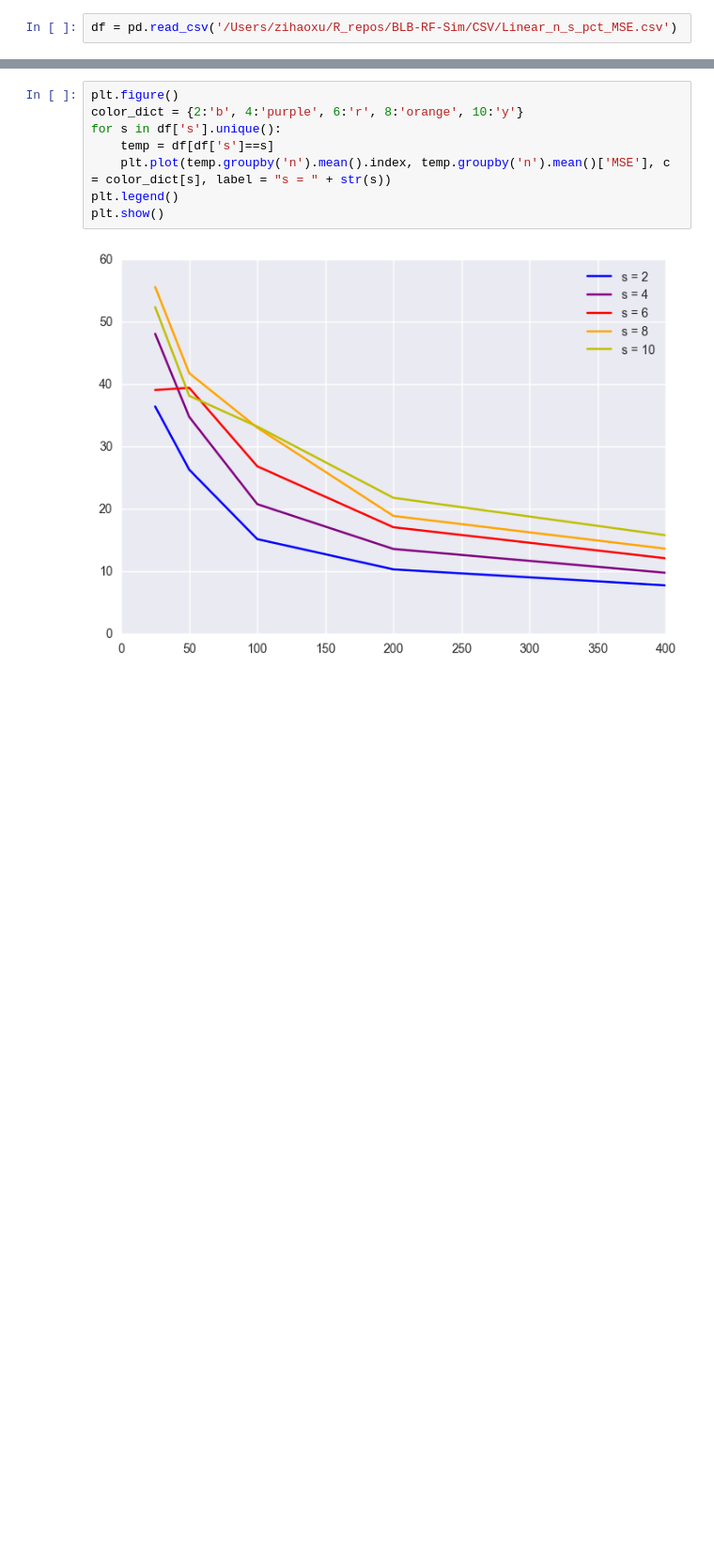
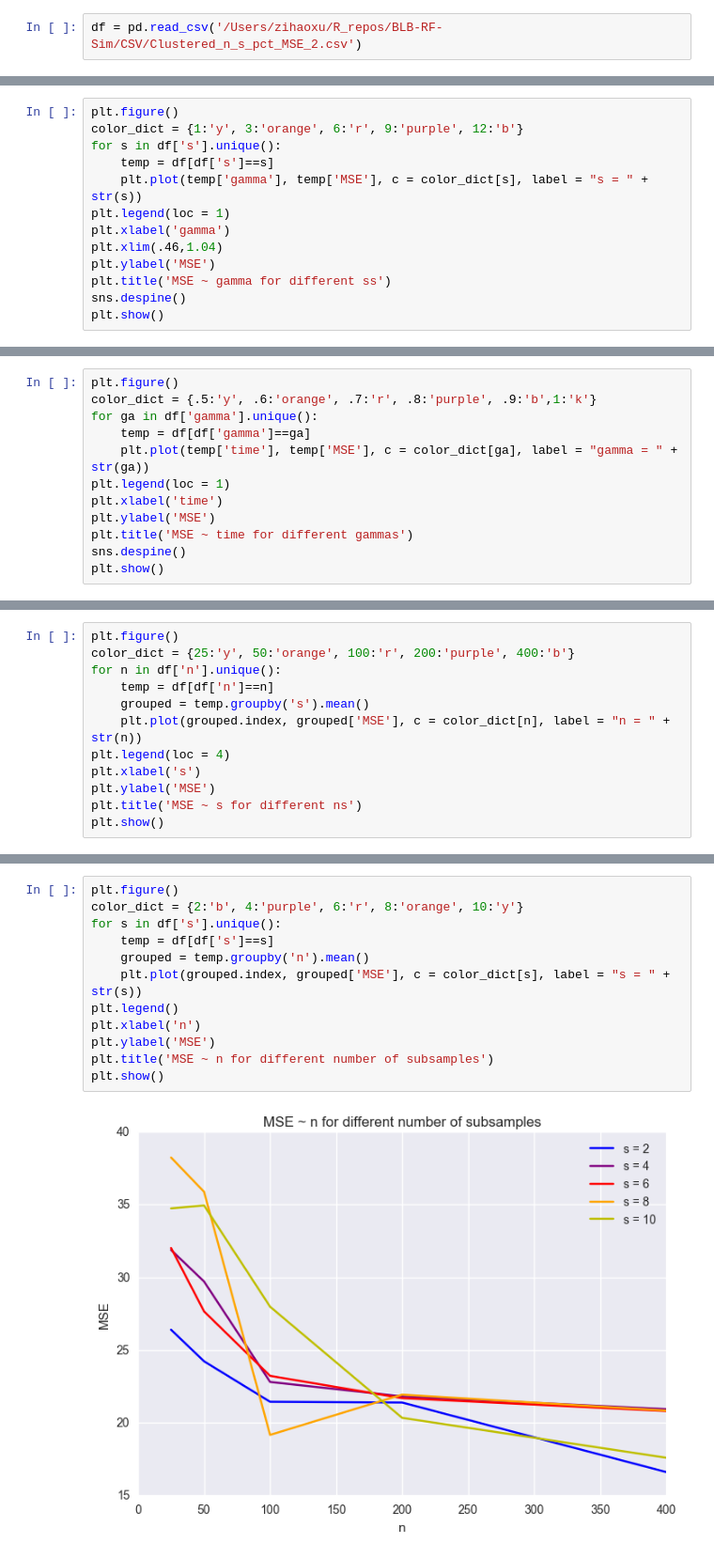
Before and after one commit to zihaoxu/BLB-RF-Simulation, a Jupyter notebook: Ipython - n_gamma_pct_MSE.ipynb, the cells around one changed output, grey strips where cells are left out. Shown: that part at 94% size. Cells and saved outputs as stored; diff of their text form; blank space fills up the shorter version.

```diff
--- a/Ipython - n_gamma_pct_MSE.ipynb
+++ b/Ipython - n_gamma_pct_MSE.ipynb
@@ -5,3 +11,3 @@ import seaborn as sns
 # %%
-df = pd.read_csv('/Users/zihaoxu/R_repos/BLB-RF-Sim/CSV/Linear_n_s_pct_MSE.csv')
+df = pd.read_csv('/Users/zihaoxu/R_repos/BLB-RF-Sim/CSV/Clustered_n_s_pct_MSE_2.csv')
 # %%
@@ -29,0 +41,13 @@ s_fix = df[df['s']==6]
+# %%
+plt.figure()
+color_dict = {1:'y', 3:'orange', 6:'r', 9:'purple', 12:'b'}
+for s in df['s'].unique():
+    temp = df[df['s']==s]
+    plt.plot(temp['gamma'], temp['MSE'], c = color_dict[s], label = "s = " + str(s))
+plt.legend(loc = 1)
+plt.xlabel('gamma')
+plt.xlim(.46,1.04)
+plt.ylabel('MSE')
+plt.title('MSE ~ gamma for different ss')
+sns.despine()
+plt.show()
@@ -29,0 +56,12 @@ s_fix = df[df['s']==6]
+# %%
+plt.figure()
+color_dict = {.5:'y', .6:'orange', .7:'r', .8:'purple', .9:'b',1:'k'}
+for ga in df['gamma'].unique():
+    temp = df[df['gamma']==ga]
+    plt.plot(temp['time'], temp['MSE'], c = color_dict[ga], label = "gamma = " + str(ga))
+plt.legend(loc = 1)
+plt.xlabel('time')
+plt.ylabel('MSE')
+plt.title('MSE ~ time for different gammas')
+sns.despine()
+plt.show()
@@ -29,0 +70,12 @@ s_fix = df[df['s']==6]
+# %%
+plt.figure()
+color_dict = {25:'y', 50:'orange', 100:'r', 200:'purple', 400:'b'}
+for n in df['n'].unique():
+    temp = df[df['n']==n]
+    grouped = temp.groupby('s').mean()
+    plt.plot(grouped.index, grouped['MSE'], c = color_dict[n], label = "n = " + str(n))
+plt.legend(loc = 4)
+plt.xlabel('s')
+plt.ylabel('MSE')
+plt.title('MSE ~ s for different ns')
+plt.show()
@@ -30,10 +84,14 @@ s_fix = df[df['s']==6]
 # %%
 plt.figure()
 color_dict = {2:'b', 4:'purple', 6:'r', 8:'orange', 10:'y'}
 for s in df['s'].unique():
     temp = df[df['s']==s]
-    plt.plot(temp.groupby('n').mean().index, temp.groupby('n').mean()['MSE'], c = color_dict[s], label = "s = " + str(s))
+    grouped = temp.groupby('n').mean()
+    plt.plot(grouped.index, grouped['MSE'], c = color_dict[s], label = "s = " + str(s))
 plt.legend()
+plt.xlabel('n')
+plt.ylabel('MSE')
+plt.title('MSE ~ n for different number of subsamples')
 plt.show()
 # %% [output]
-[figure, old version]
+[figure, new version]
```
Also changed, not shown: parts of 13 cells of this notebook, 2 other files.
